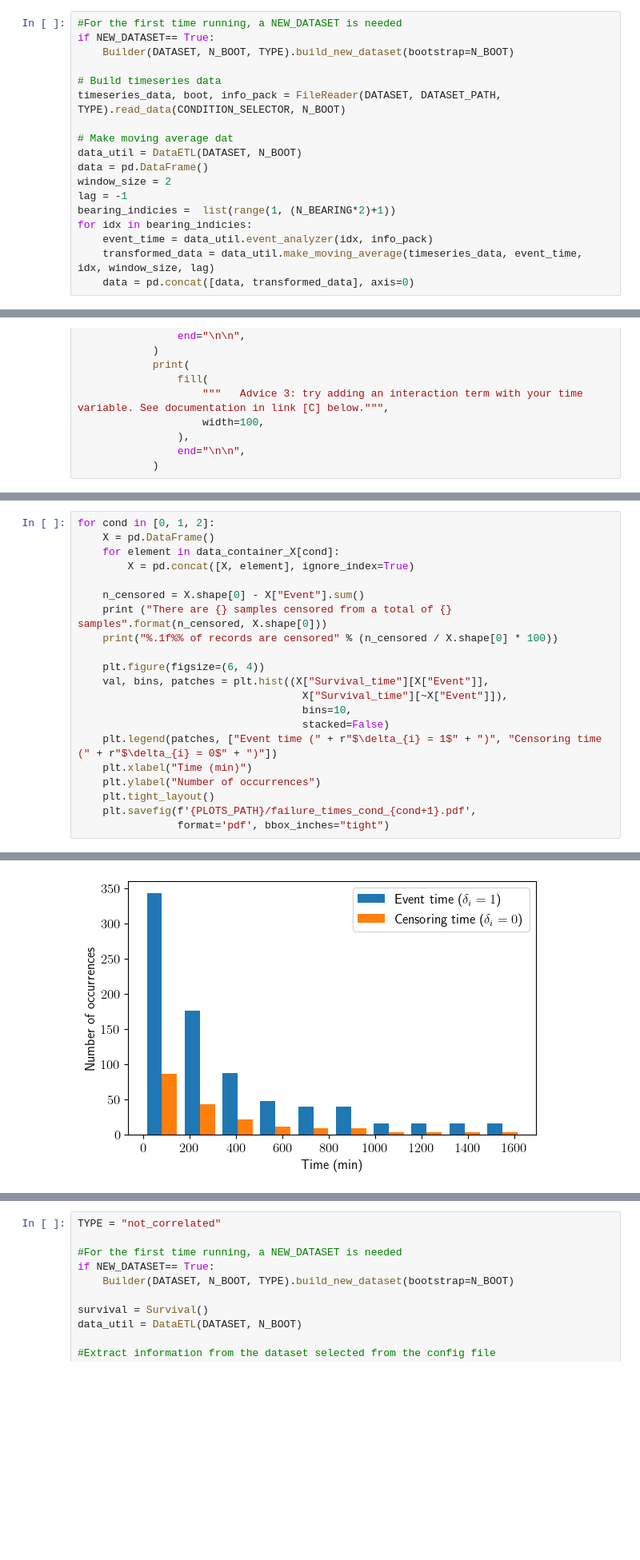
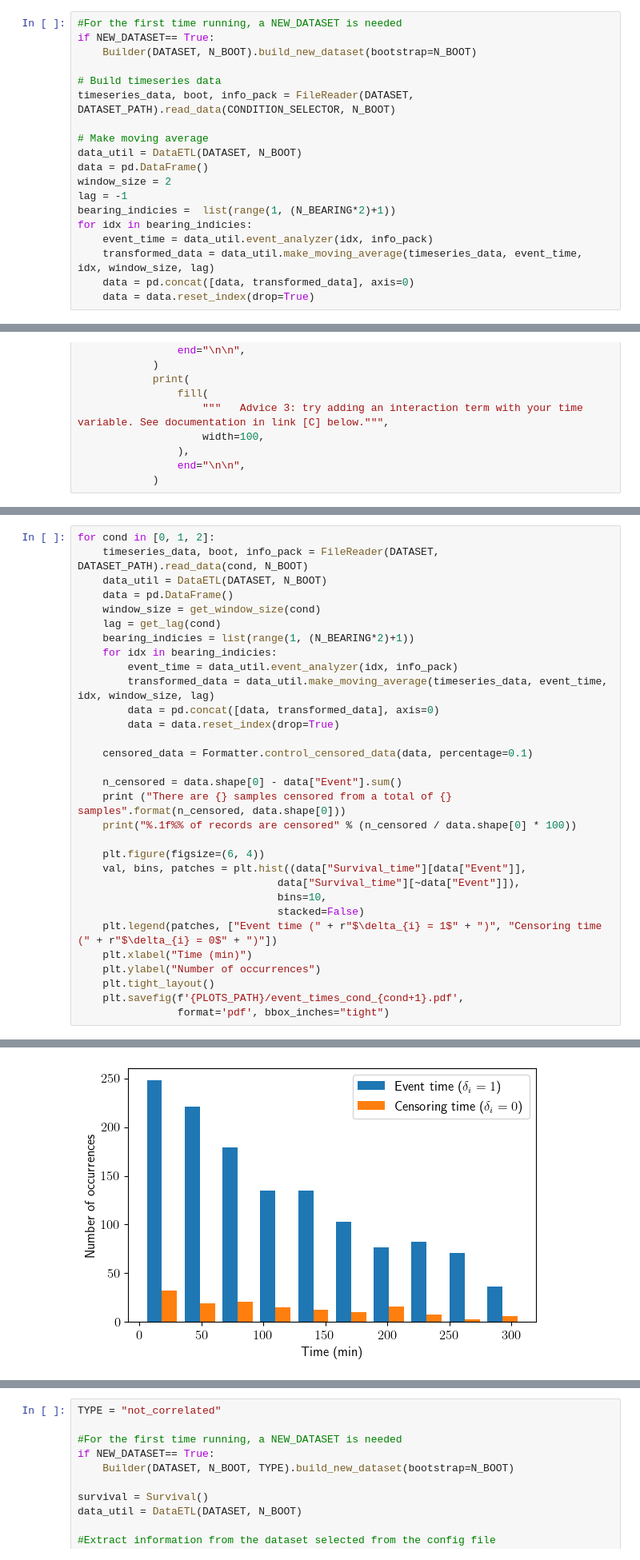
Before and after one commit to Zernez/PredictiveMaintenance, a Jupyter notebook: src/plot_surv_curves.ipynb, the cells around one changed output, grey strips where cells are left out. Shown at 80% size. Drawn from its saved outputs; the diff is of its cells as text; blank space fills up the shorter version.

```diff
--- a/src/plot_surv_curves.ipynb
+++ b/src/plot_surv_curves.ipynb
@@ -60,12 +79,12 @@ N_BOOT = 0
 # %%
 #For the first time running, a NEW_DATASET is needed
 if NEW_DATASET== True:
-    Builder(DATASET, N_BOOT, TYPE).build_new_dataset(bootstrap=N_BOOT)
+    Builder(DATASET, N_BOOT).build_new_dataset(bootstrap=N_BOOT)
 
 # Build timeseries data
-timeseries_data, boot, info_pack = FileReader(DATASET, DATASET_PATH, TYPE).read_data(CONDITION_SELECTOR, N_BOOT)
+timeseries_data, boot, info_pack = FileReader(DATASET, DATASET_PATH).read_data(CONDITION_SELECTOR, N_BOOT)
 
-# Make moving average dat
+# Make moving average
 data_util = DataETL(DATASET, N_BOOT)
 data = pd.DataFrame()
 window_size = 2
@@ -75,6 +94,7 @@ for idx in bearing_indicies:
     event_time = data_util.event_analyzer(idx, info_pack)
     transformed_data = data_util.make_moving_average(timeseries_data, event_time, idx, window_size, lag)
     data = pd.concat([data, transformed_data], axis=0)
+    data = data.reset_index(drop=True)
 # %%
 from lifelines import CoxPHFitter
 from textwrap import fill
@@ -225,22 +277,32 @@ for variable in cph.params_.index.intersection(columns or cph.params_.index):
 # %%
 for cond in [0, 1, 2]:
-    X = pd.DataFrame()
-    for element in data_container_X[cond]:
-        X = pd.concat([X, element], ignore_index=True)
+    timeseries_data, boot, info_pack = FileReader(DATASET, DATASET_PATH).read_data(cond, N_BOOT)
+    data_util = DataETL(DATASET, N_BOOT)
+    data = pd.DataFrame()
+    window_size = get_window_size(cond)
+    lag = get_lag(cond)
+    bearing_indicies = list(range(1, (N_BEARING*2)+1))
+    for idx in bearing_indicies:
+        event_time = data_util.event_analyzer(idx, info_pack)
+        transformed_data = data_util.make_moving_average(timeseries_data, event_time, idx, window_size, lag)
+        data = pd.concat([data, transformed_data], axis=0)
+        data = data.reset_index(drop=True)
 
-    n_censored = X.shape[0] - X["Event"].sum()
-    print ("There are {} samples censored from a total of {} samples".format(n_censored, X.shape[0]))
-    print("%.1f%% of records are censored" % (n_censored / X.shape[0] * 100))
+    censored_data = Formatter.control_censored_data(data, percentage=0.1)
+
+    n_censored = data.shape[0] - data["Event"].sum()
+    print ("There are {} samples censored from a total of {} samples".format(n_censored, data.shape[0]))
+    print("%.1f%% of records are censored" % (n_censored / data.shape[0] * 100))
 
     plt.figure(figsize=(6, 4))
-    val, bins, patches = plt.hist((X["Survival_time"][X["Event"]],
-                                    X["Survival_time"][~X["Event"]]),
-                                    bins=10,
-                                    stacked=False)
+    val, bins, patches = plt.hist((data["Survival_time"][data["Event"]],
+                                data["Survival_time"][~data["Event"]]),
+                                bins=10,
+                                stacked=False)
     plt.legend(patches, ["Event time (" + r"$\delta_{i} = 1$" + ")", "Censoring time (" + r"$\delta_{i} = 0$" + ")"])
     plt.xlabel("Time (min)")
     plt.ylabel("Number of occurrences")
     plt.tight_layout()
-    plt.savefig(f'{PLOTS_PATH}/failure_times_cond_{cond+1}.pdf',
+    plt.savefig(f'{PLOTS_PATH}/event_times_cond_{cond+1}.pdf',
                 format='pdf', bbox_inches="tight")
 # %% [output]
@@ -255 +317 @@ There are 201 samples censored from a total of 1000 samples
-[figure, old version]
+[figure, new version]
```
Also changed, not shown: parts of 8 cells of this notebook, 2 other files.
